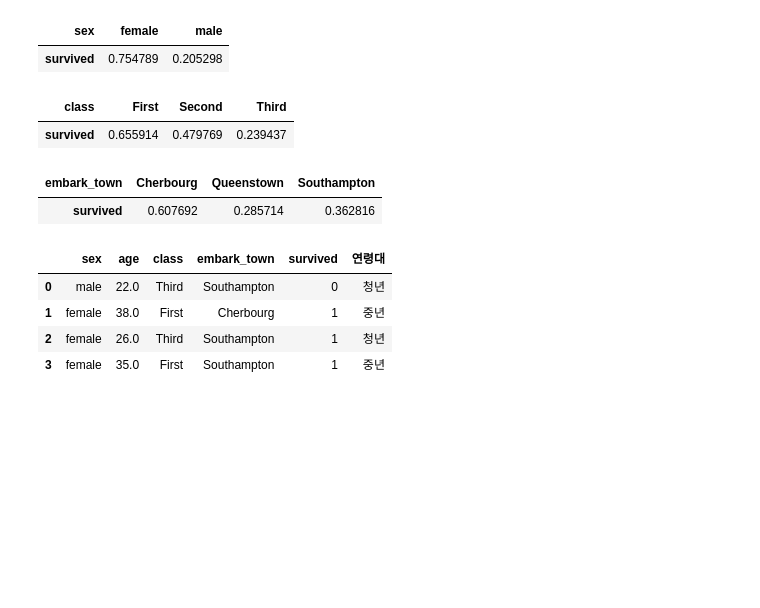
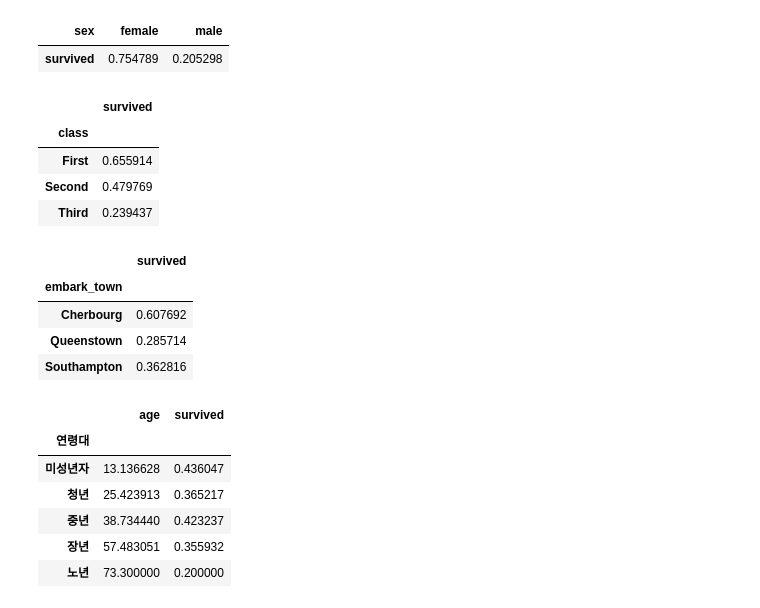
Before and after one commit to SpearXirus/big-company-project, a Jupyter notebook: titanic_cde.ipynb, the cells around one changed output. Drawn from its saved outputs; the diff is of its cells as text; code cells hidden in the pictures; blank space fills up the shorter version.

```diff
--- a/titanic_cde.ipynb
+++ b/titanic_cde.ipynb
@@ -23,28 +23,37 @@ df_sex_avg
 | sex | female | male |
 | survived | 0.754789 | 0.205298 |
 # %%
-df_class_avg = df.pivot_table(columns='class', aggfunc='mean')
+df_class_avg = df.pivot_table(index='class', aggfunc='mean')
 df_class_avg
 # %% [output]
-| class | First | Second | Third |
-| survived | 0.655914 | 0.479769 | 0.239437 |
+|  | survived |
+| class |  |
+| First | 0.655914 |
+| Second | 0.479769 |
+| Third | 0.239437 |
 # %%
-df_embark_town_avg = df.pivot_table(columns='embark_town', aggfunc='mean')
+df_embark_town_avg = df.pivot_table(index='embark_town', aggfunc='mean')
 df_embark_town_avg
 # %% [output]
-| embark_town | Cherbourg | Queenstown | Southampton |
-| survived | 0.607692 | 0.285714 | 0.362816 |
+|  | survived |
+| embark_town |  |
+| Cherbourg | 0.607692 |
+| Queenstown | 0.285714 |
+| Southampton | 0.362816 |
 # %%
 # 3-d
 titanic['연령대'] = pd.cut(x=titanic['age'], # 데이터 배열
                       bins=[1, 20, 30, 50, 70, 100], # 경계값
                       labels=['미성년자', '청년', '중년', '장년', '노년'], # bin이름
                       include_lowest=True)
-titanic.head(4)
+df1 = titanic.pivot_table(index='연령대', aggfunc='mean')
+df1
 # %% [output]
-|  | sex | age | class | embark_town | survived | 연령대 |
-| 0 | male | 22.0 | Third | Southampton | 0 | 청년 |
-| 1 | female | 38.0 | First | Cherbourg | 1 | 중년 |
-| 2 | female | 26.0 | Third | Southampton | 1 | 청년 |
-| 3 | female | 35.0 | First | Southampton | 1 | 중년 |
+|  | age | survived |
+| 연령대 |  |  |
+| 미성년자 | 13.136628 | 0.436047 |
+| 청년 | 25.423913 | 0.365217 |
+| 중년 | 38.734440 | 0.423237 |
+| 장년 | 57.483051 | 0.355932 |
+| 노년 | 73.300000 | 0.200000 |
 # %%
```
Also changed, not shown: parts of 2 cells of this notebook.
